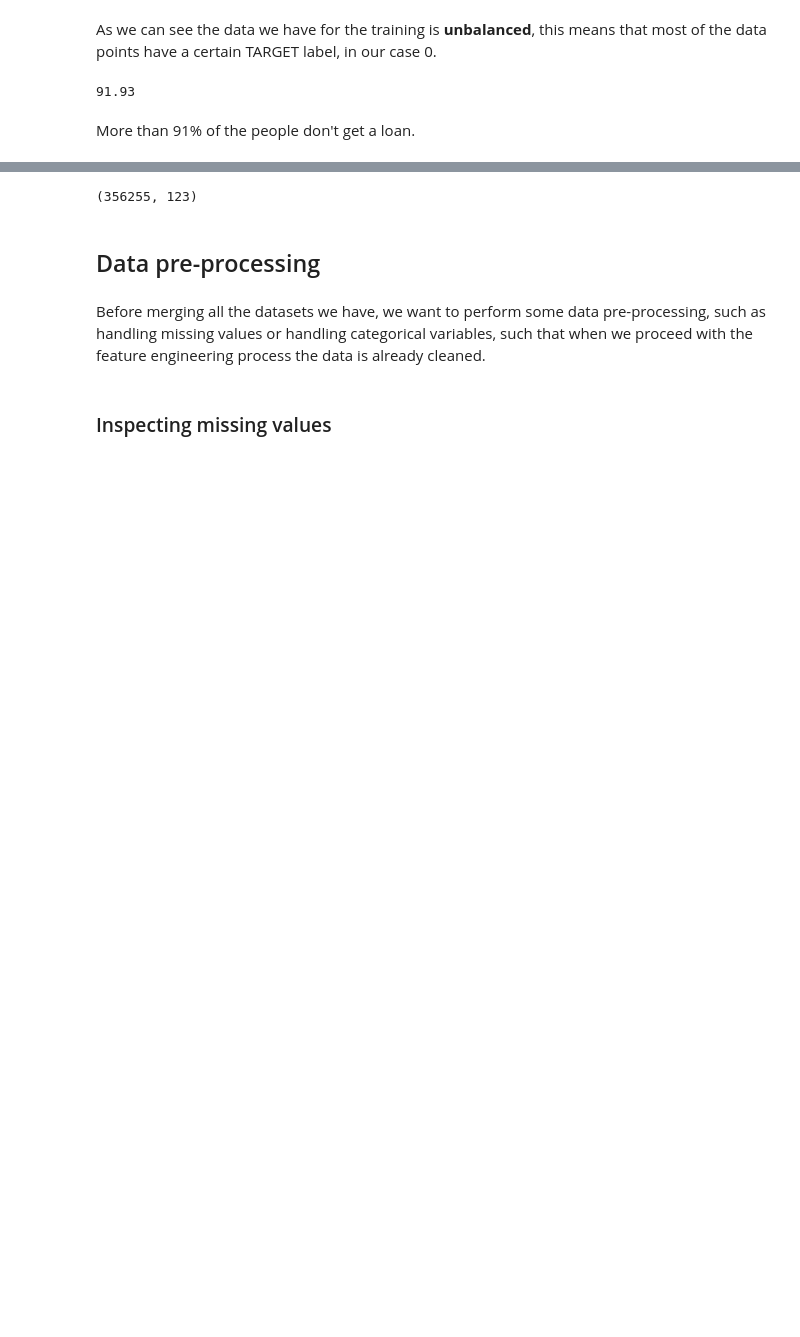
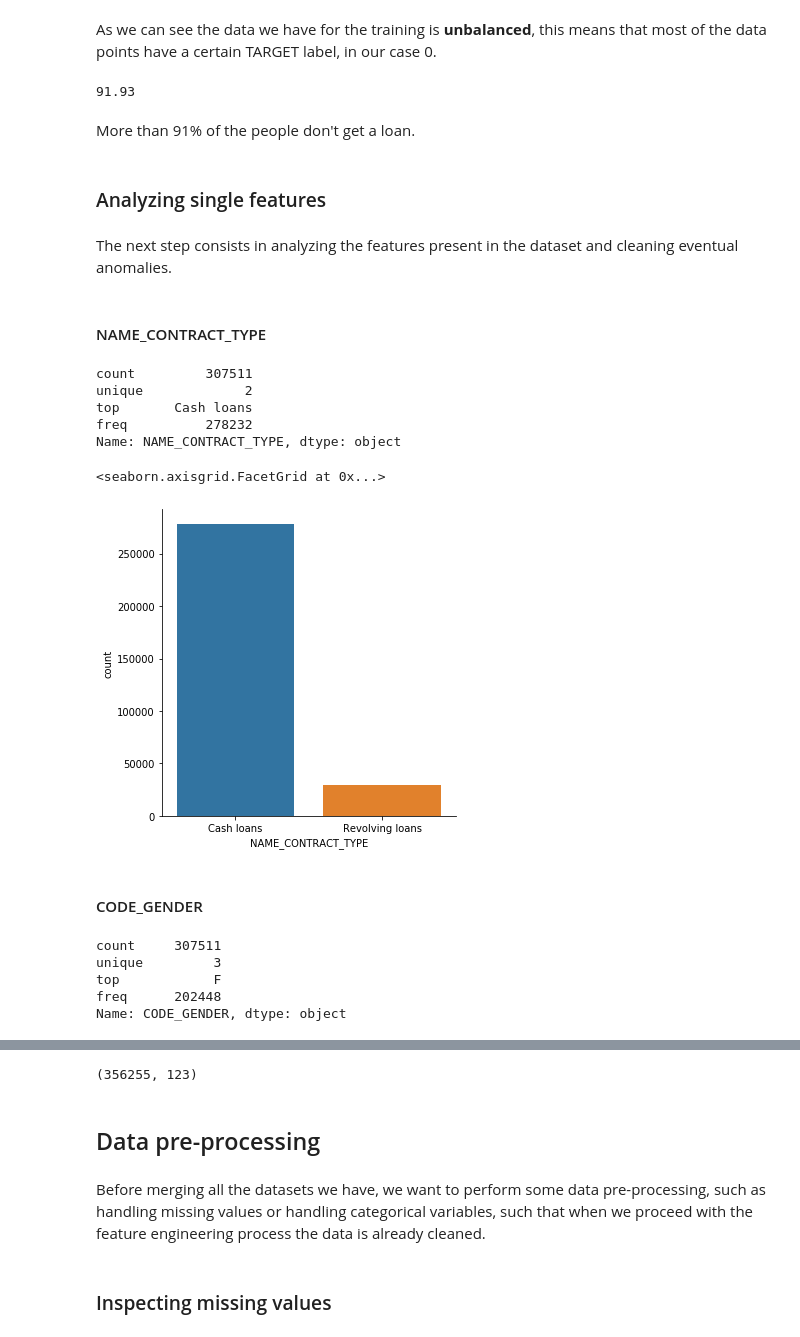
Before and after one commit to paolomandica/FDS-home-credit-default-risk, a Jupyter notebook: main-paolo.ipynb, the cells around one changed output, grey strips where cells are left out. Saved outputs shown, nothing was run; the diff lists cells and outputs as text; code cells hidden in the pictures; blank space fills up the shorter version.

```diff
--- a/main-paolo.ipynb
+++ b/main-paolo.ipynb
@@ -72,3 +70,32 @@ round((app_train['TARGET']==0).sum()*100/app_train.shape[0], 2)
 91.93
 # %% [markdown]
 More than 91% of the people don't get a loan.
+# %% [markdown]
+### Analyzing single features
+# %% [markdown]
+The next step consists in analyzing the features present in the dataset and cleaning eventual anomalies.
+# %% [markdown]
+#### NAME_CONTRACT_TYPE
+# %%
+app_train['NAME_CONTRACT_TYPE'].describe()
+# %% [output]
+count         307511
+unique             2
+top       Cash loans
+freq          278232
+Name: NAME_CONTRACT_TYPE, dtype: object
+# %%
+sns.catplot(x='NAME_CONTRACT_TYPE', kind='count', data=app_train)
+# %% [output]
+<seaborn.axisgrid.FacetGrid at 0x...>
+[figure, added]
+# %% [markdown]
+#### CODE_GENDER
+# %%
+app_train['CODE_GENDER'].describe()
+# %% [output]
+count     307511
+unique         3
+top            F
+freq      202448
+Name: CODE_GENDER, dtype: object
```
Also changed, not shown: parts of 78 cells of this notebook.
